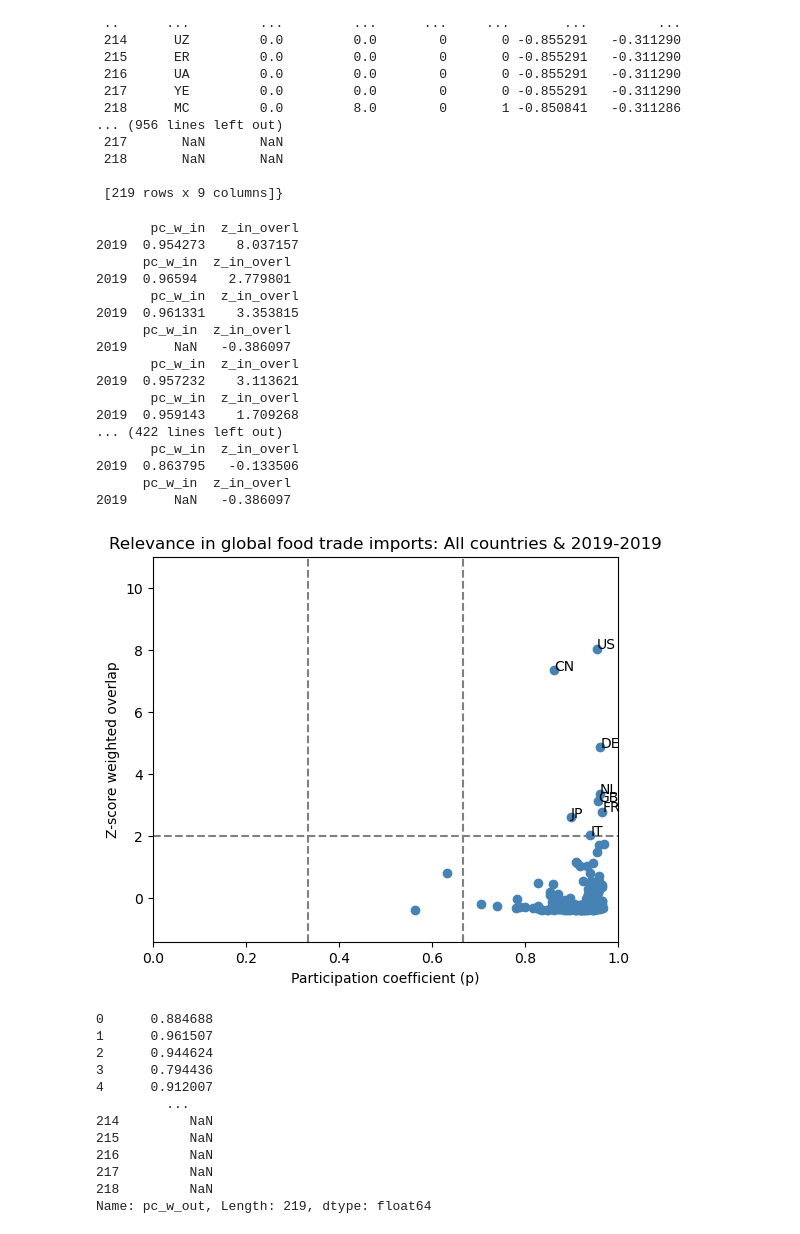
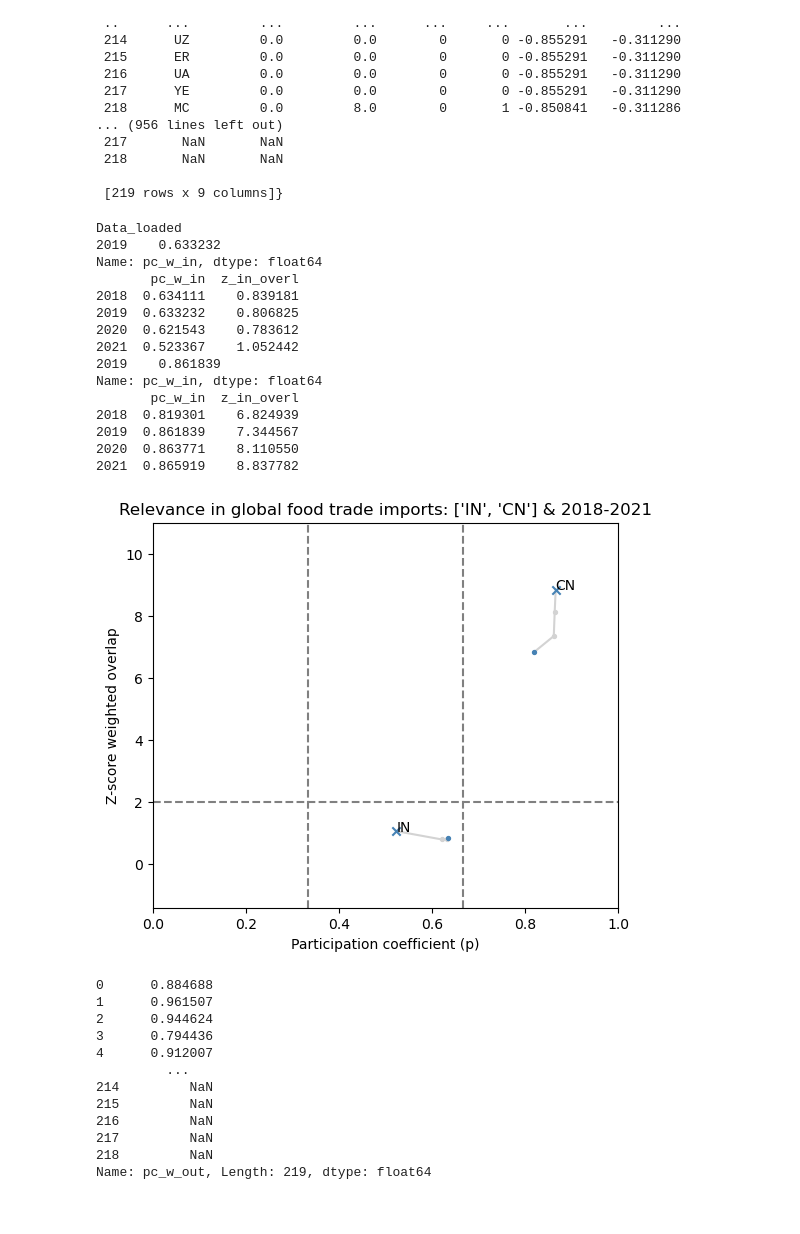
Before and after one commit to AFosch/Food_trade, a Jupyter notebook: Scripts/5.1_Multilayer_Year_map_working.ipynb, the cells around one changed output. Saved outputs shown, nothing was run; the diff lists cells and outputs as text; code cells hidden in the pictures.

```diff
--- a/Scripts/5.1_Multilayer_Year_map_working.ipynb
+++ b/Scripts/5.1_Multilayer_Year_map_working.ipynb
@@ -322,53 +322,51 @@ def Country_map_static (dict_results, parameters, country_list, year_list= 'All'
     fig_phase.savefig('../Plots/map_countries_'+dir_title+'_'+parameters['flag_unit']+'.pdf',format ='pdf',dpi=300)
     plt.show()
     #print(country)
     return coords_dict
 
 
 # Coords dict
 weight =True
 group_class = 'Food_group'#'Food_group'
 direction = 'in'
-flag_unit = 'tonnes'#'dollars
+unit_flag = 'dollars' # tonnes
 
 try:
     if direction == 'out':
         dict_results = dict_results_out
     else:
         dict_results = dict_results_in
 except:
     with open('../Data/'+direction+'_overlap_particip_'+unit_flag+'_'+group_class+'.pkl', 'rb') as f:
         print('Data_loaded')
         dict_results = pickle.load(f)
 
     list_years = dict_results.keys()
 
 
-parameters = {'group_class':group_class, 'direction': direction,'weight':weight,'flag_unit':flag_unit}
-coords_dict = Country_map_static(dict_results,parameters, country_list='All',year_list=[2019],plt_flag = True, flag_annot='Multi_hubs')
+parameters = {'group_class':group_class, 'direction': direction,'weight':weight,'flag_unit':unit_flag}
+coords_dict = Country_map_static(dict_results,parameters, country_list=['IN','CN'],year_list=[2018,2019,2020,2021],plt_flag = True, flag_annot='All')
 # list(range(1986,2019))
-coords =dict_results_out[2019]
+coords =dict_results[2019]
 
 # coords.loc[(coords['pc_w_'+direction]>=2/3) & (coords['z_'+direction+'_overl']>=2),:]
 # %% [output]
+Data_loaded
+2019    0.633232
+Name: pc_w_in, dtype: float64
        pc_w_in  z_in_overl
-2019  0.954273    8.037157
-      pc_w_in  z_in_overl
-2019  0.96594    2.779801
+2018  0.634111    0.839181
+2019  0.633232    0.806825
+2020  0.621543    0.783612
+2021  0.523367    1.052442
+2019    0.861839
+Name: pc_w_in, dtype: float64
        pc_w_in  z_in_overl
-2019  0.961331    3.353815
-      pc_w_in  z_in_overl
-2019      NaN   -0.386097
-       pc_w_in  z_in_overl
-2019  0.957232    3.113621
-       pc_w_in  z_in_overl
-2019  0.959143    1.709268
-... (422 lines left out)
-       pc_w_in  z_in_overl
-2019  0.863795   -0.133506
-      pc_w_in  z_in_overl
-2019      NaN   -0.386097
+2018  0.819301    6.824939
+2019  0.861839    7.344567
+2020  0.863771    8.110550
+2021  0.865919    8.837782
-[figure, old version]
+[figure, new version]
 # %%
 coords['pc_w_out']
 # %% [output]
```
Also changed, not shown: 4 other files.
